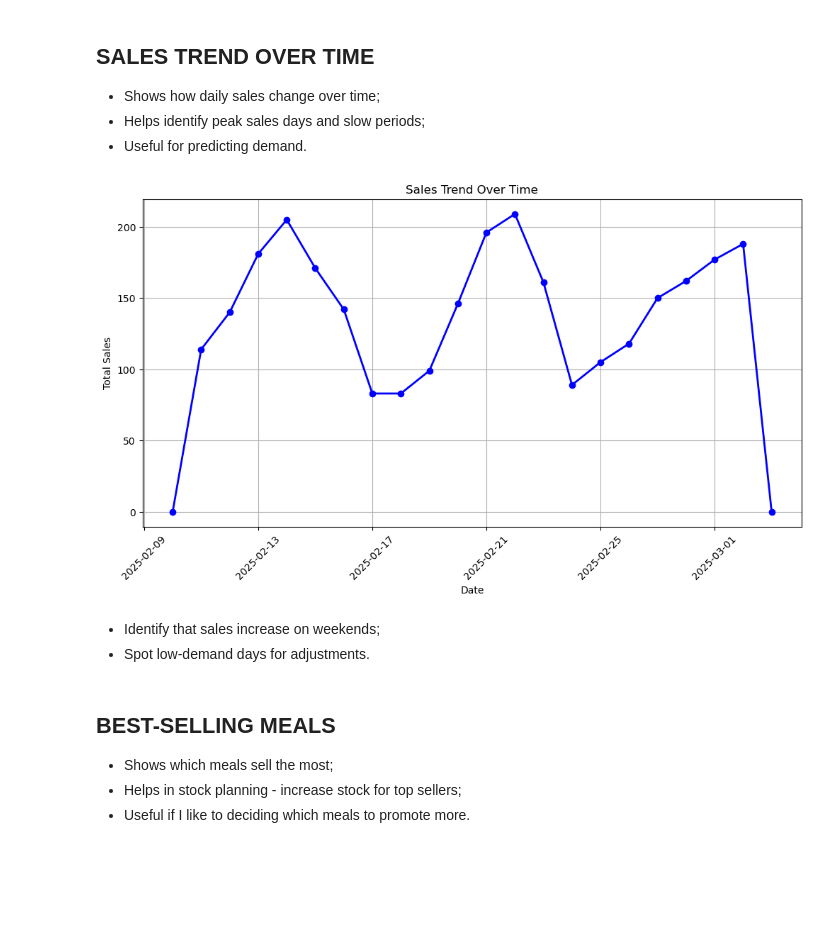
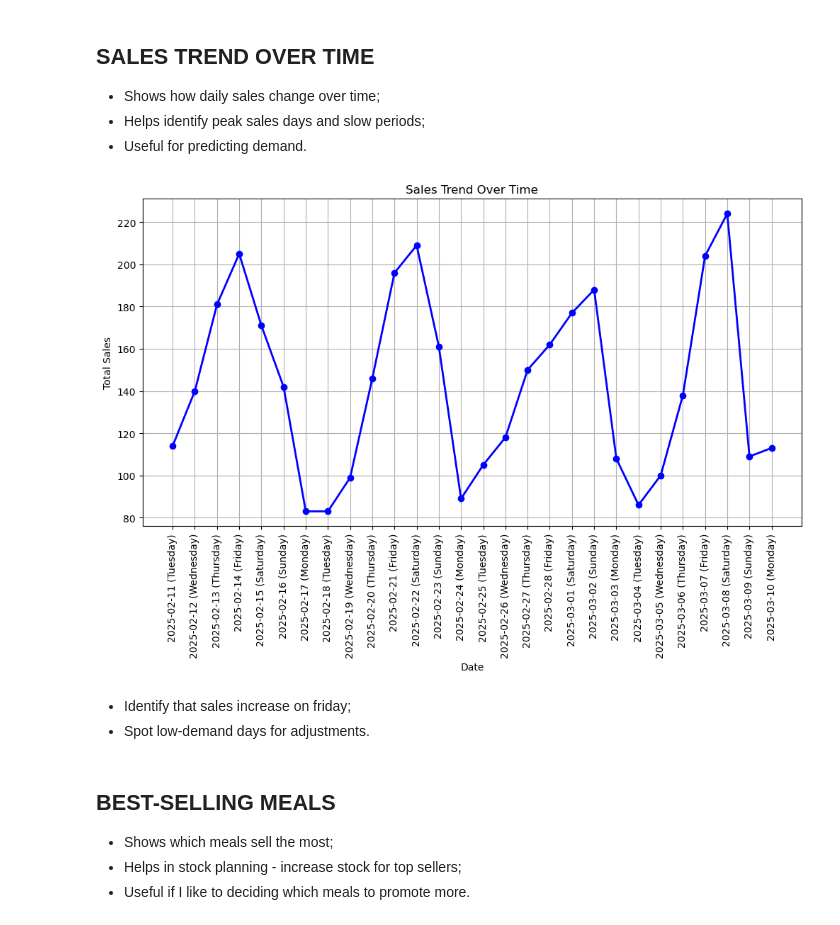
Before and after one commit to MorganeTassoneiro/CA1---Project-Strategic-Analysis, a Jupyter notebook: sales-data-analyse.ipynb, the cells around one changed output. Saved outputs shown, nothing was run; the diff lists cells and outputs as text; code cells hidden in the pictures; blank space fills up the shorter version.

Commit message:
Fixing code on Jupiter Notebook and working on the word
Looking for better visualisation graphs after I added more info to the Excel sheet. Working on the word information I'm writing as well

```diff
--- a/sales-data-analyse.ipynb
+++ b/sales-data-analyse.ipynb
@@ -13,6 +13,6 @@ df.columns = df.columns.str.strip()
 df['Date'] = pd.to_datetime(df['Date'])
 
 # filter data to start from Tuesday (11/02)
-df_main = df[df['Date'] >= '2025-02-10']
+df_main = df[df['Date'] >= '2025-02-11']
 # %% [markdown]
 ## SALES TREND OVER TIME
@@ -23,17 +24,19 @@ df_main = df[df['Date'] >= '2025-02-10']
 # %%
 sales_trend = df_main.groupby('Date')['Sales'].sum()
 plt.figure(figsize=(12, 6))
 plt.plot(sales_trend.index, sales_trend.values, marker='o', linestyle='-', linewidth=2, color='blue')
 plt.xlabel("Date")
 plt.ylabel("Total Sales")
 plt.title("Sales Trend Over Time")
-plt.xticks(rotation=45)
+# Explicitly set all dates to show on the x-axis
+plt.xticks(sales_trend.index, sales_trend.index.strftime('%Y-%m-%d (%A)'), rotation=90)
+
 plt.grid(True)
 plt.show()
 # %% [output]
-[figure, old version]
+[figure, new version]
 # %% [markdown]
-* Identify that sales increase on weekends;
+* Identify that sales increase on friday;
 * Spot low-demand days for adjustments.
 # %% [markdown]
 ## BEST-SELLING MEALS
```
Also changed, not shown: parts of 14 cells of this notebook, 2 other files.
